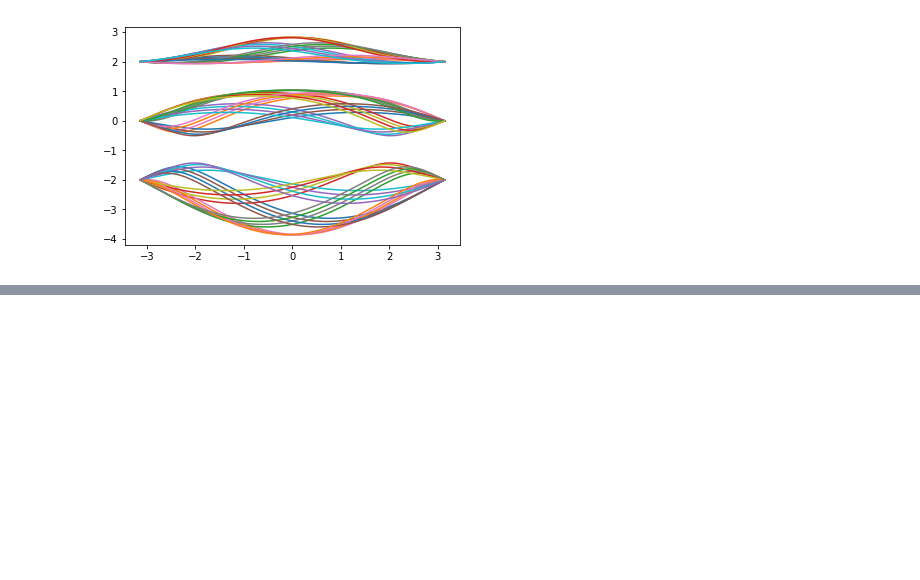
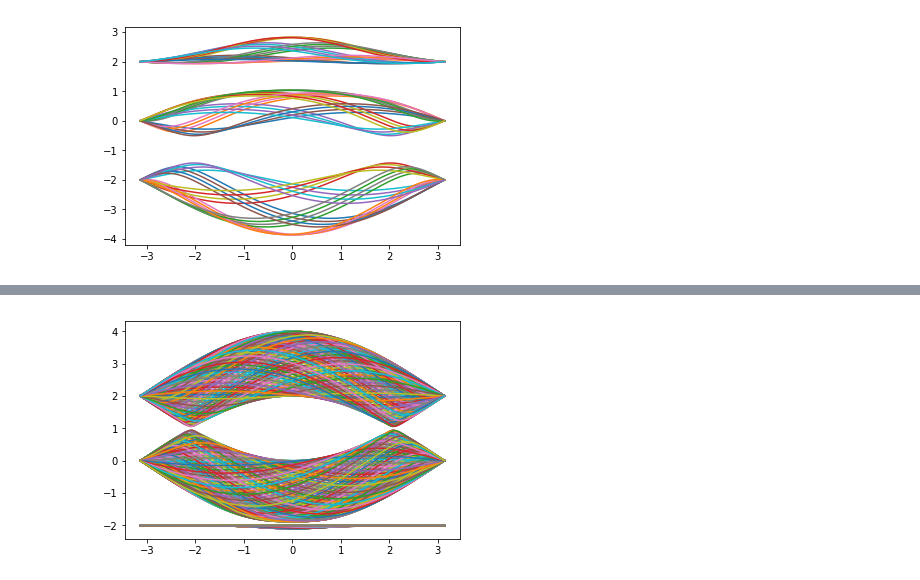
Before and after one commit to caidish/my_nb, a Jupyter notebook: Kagome_lattice.ipynb, the cells around one changed output, grey strips where cells are left out. Saved outputs shown, nothing was run; the diff lists cells and outputs as text; code cells hidden in the pictures; blank space fills up the shorter version.

```diff
--- a/Kagome_lattice.ipynb
+++ b/Kagome_lattice.ipynb
@@ -66,0 +92,14 @@ array([-1., -1.,  5.])
+# %%
+fig, ax = plt.pyplot.subplots()
+step_k = 1000
+k = np.linspace(-np.pi,np.pi,step_k)
+step_k_2 = 200
+k_2 = np.linspace(-10*np.pi,10*np.pi,step_k_2)
+for u in k_2:
+    result = []
+    for i in k:
+        result.append(Energy_k(1,i,u,np.pi/100,1)-1)
+    for j in range(3):
+        ax.plot(k,[temp[j] for temp in result])
+# %% [output]
+[figure, added]
```
Also changed, not shown: parts of 4 cells of this notebook, 3 other files.
